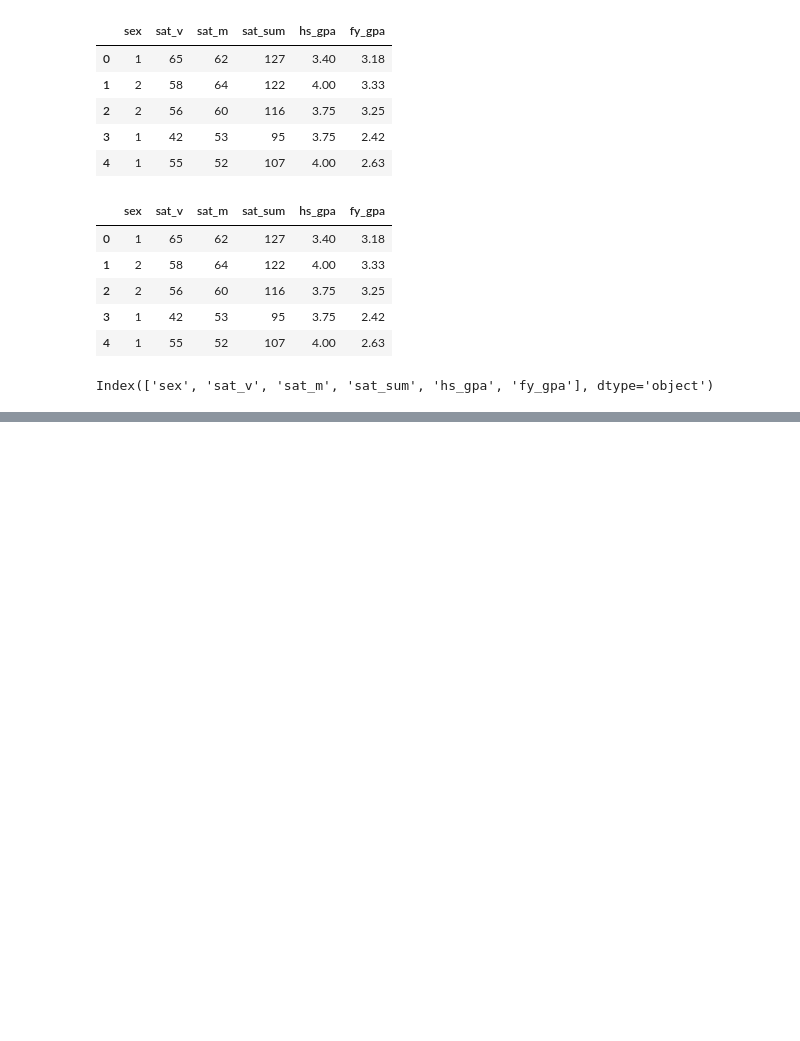
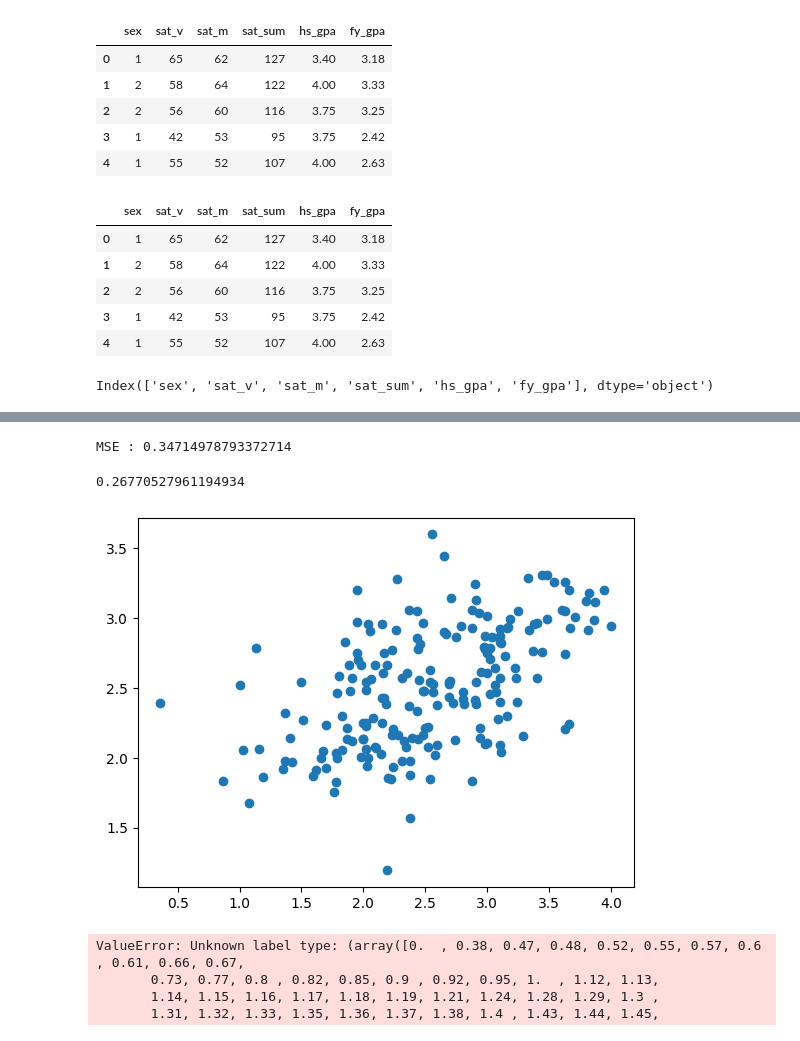
Before and after one commit to sir3bdo/data_science_peoject, a Jupyter notebook: data.ipynb, the cells around one changed output, grey strips where cells are left out. Saved outputs shown, nothing was run; the diff lists cells and outputs as text; code cells hidden in the pictures; blank space fills up the shorter version.

```diff
--- a/data.ipynb
+++ b/data.ipynb
@@ -49,0 +52,27 @@ MSE : 0.38191530666729007
+# %%
+y = df['fy_gpa']
+X = df.drop(['fy_gpa'], axis=1)
+X_train, X_test, y_train, y_test = train_test_split(X, y, test_size=0.2)
+reg = linear_model.Ridge(alpha=0.01, fit_intercept=True)
+reg.fit(X_train, y_train)
+y_hat = reg.predict(X_test)
+print('MSE :' , mean_squared_error(y_test, y_hat))
+plt.scatter(y_test, y_hat)
+r2_score(y_test, y_hat)
+# %% [output]
+MSE : 0.34714978793372714
+0.26770527961194934
+[figure, added]
+# %%
+y = df['fy_gpa']
+X = df.drop(['fy_gpa'], axis=1)
+X_train, X_test, y_train, y_test = train_test_split(X, y, test_size=0.2)
+nBmodel=GaussianNB()
+nBmodel.fit(X_train,y_train)
+y_predicted=nBmodel.predict(X_test)
+ac2=[metrics.confusion_matrix(y_test, y_predicted), metrics.accuracy_score(y_predicted,y_test)]
+# %% [output]
+ValueError: Unknown label type: (array([0.  , 0.38, 0.47, 0.48, 0.52, 0.55, 0.57, 0.6 , 0.61, 0.66, 0.67,
+       0.73, 0.77, 0.8 , 0.82, 0.85, 0.9 , 0.92, 0.95, 1.  , 1.12, 1.13,
+       1.14, 1.15, 1.16, 1.17, 1.18, 1.19, 1.21, 1.24, 1.28, 1.29, 1.3 ,
+       1.31, 1.32, 1.33, 1.35, 1.36, 1.37, 1.38, 1.4 , 1.43, 1.44, 1.45,
```
Also changed, not shown: parts of 2 cells of this notebook.
